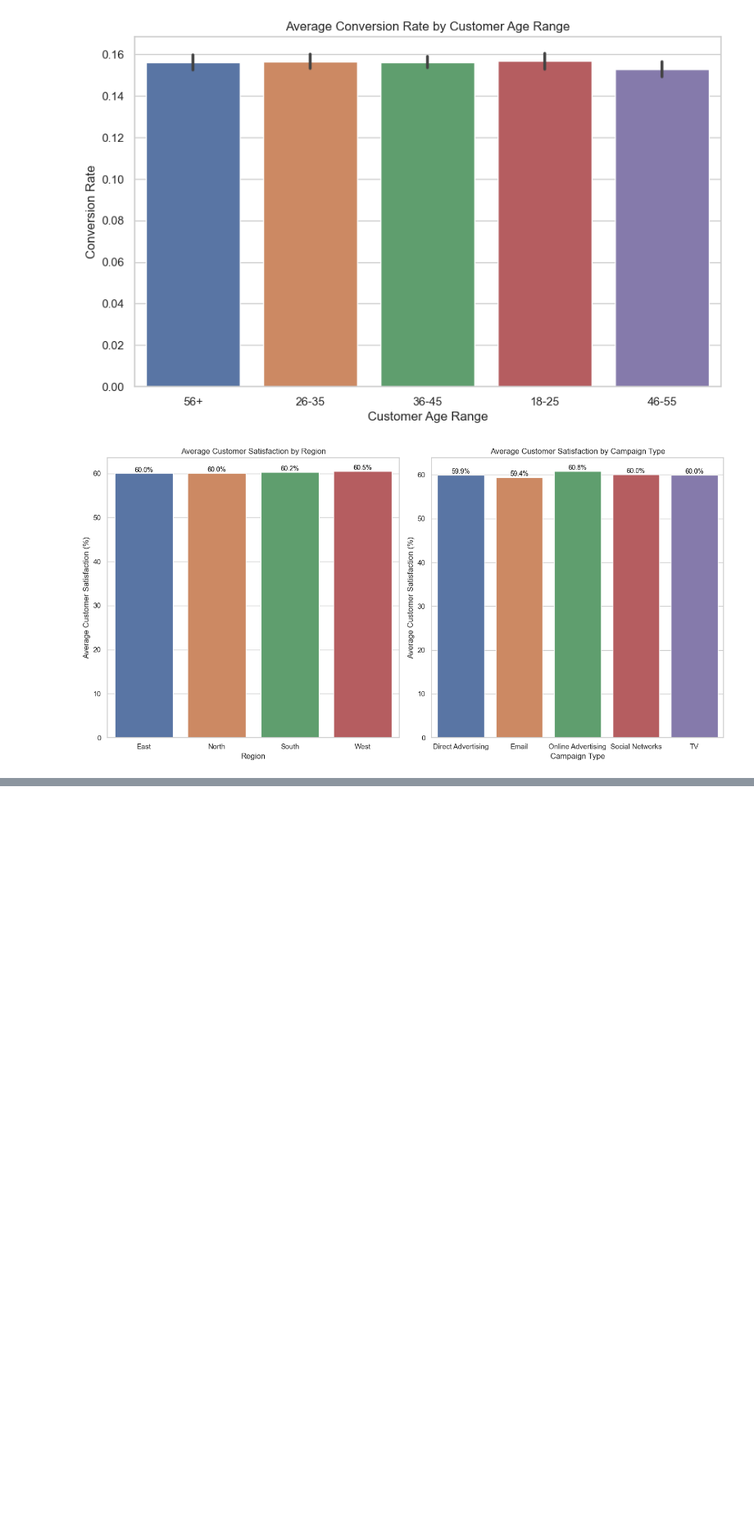
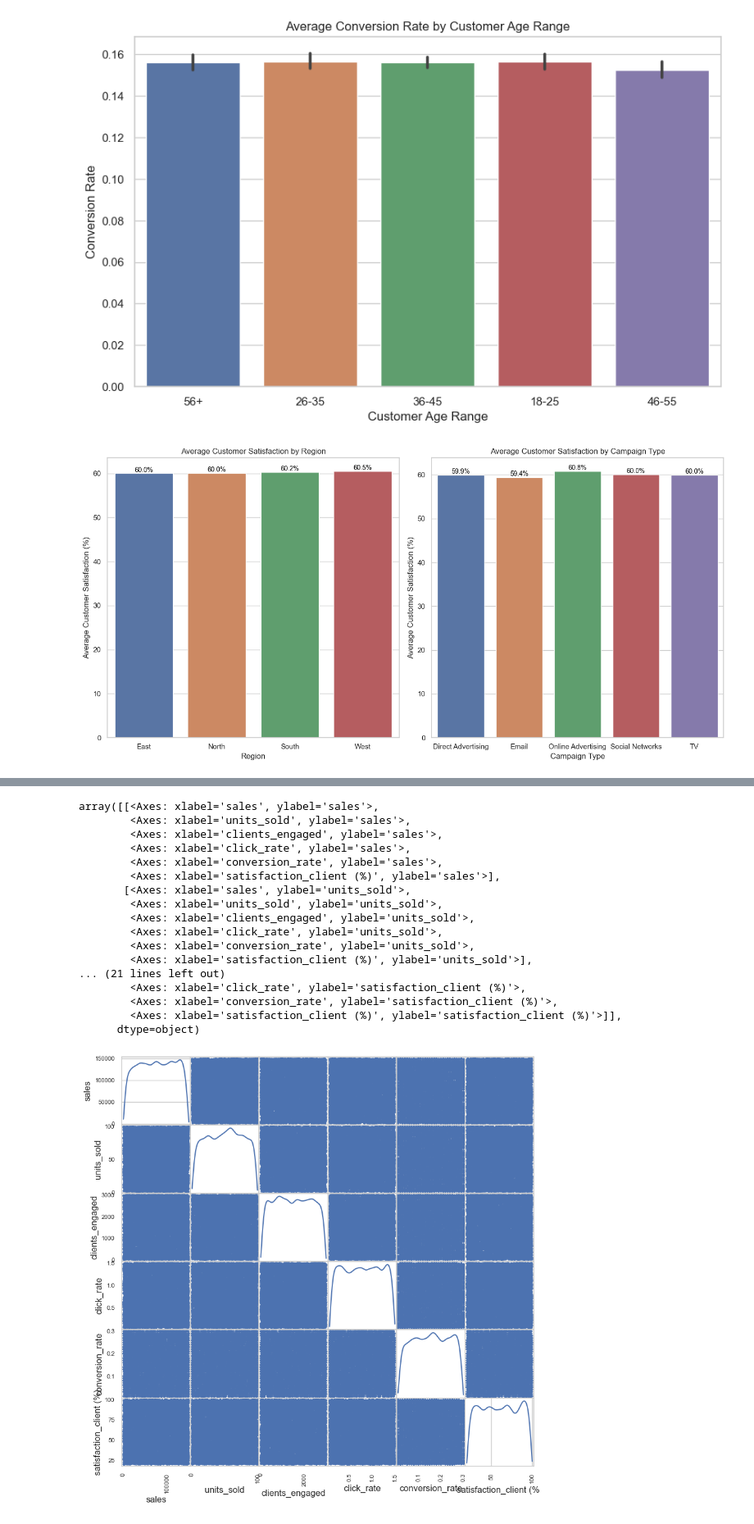
Before and after one commit to OUM124/Analysis-of-the-Campaign-Marketing, a Jupyter notebook: part1.ipynb, the cells around one changed output, grey strips where cells are left out. Shown at 82% size. Drawn from its saved outputs; the diff is of its cells as text; code cells hidden in the pictures; blank space fills up the shorter version.

```diff
--- a/part1.ipynb
+++ b/part1.ipynb
@@ -617,0 +648,21 @@ plt.show()
+# %%
+scatter_matrix(data, figsize=(10, 10), alpha=0.8, diagonal='kde')
+# %% [output]
+array([[<Axes: xlabel='sales', ylabel='sales'>,
+        <Axes: xlabel='units_sold', ylabel='sales'>,
+        <Axes: xlabel='clients_engaged', ylabel='sales'>,
+        <Axes: xlabel='click_rate', ylabel='sales'>,
+        <Axes: xlabel='conversion_rate', ylabel='sales'>,
+        <Axes: xlabel='satisfaction_client (%)', ylabel='sales'>],
+       [<Axes: xlabel='sales', ylabel='units_sold'>,
+        <Axes: xlabel='units_sold', ylabel='units_sold'>,
+        <Axes: xlabel='clients_engaged', ylabel='units_sold'>,
+        <Axes: xlabel='click_rate', ylabel='units_sold'>,
+        <Axes: xlabel='conversion_rate', ylabel='units_sold'>,
+        <Axes: xlabel='satisfaction_client (%)', ylabel='units_sold'>],
+... (21 lines left out)
+        <Axes: xlabel='click_rate', ylabel='satisfaction_client (%)'>,
+        <Axes: xlabel='conversion_rate', ylabel='satisfaction_client (%)'>,
+        <Axes: xlabel='satisfaction_client (%)', ylabel='satisfaction_client (%)'>]],
+      dtype=object)
+[figure, added]
```
Also changed, not shown: parts of 8 cells of this notebook.
